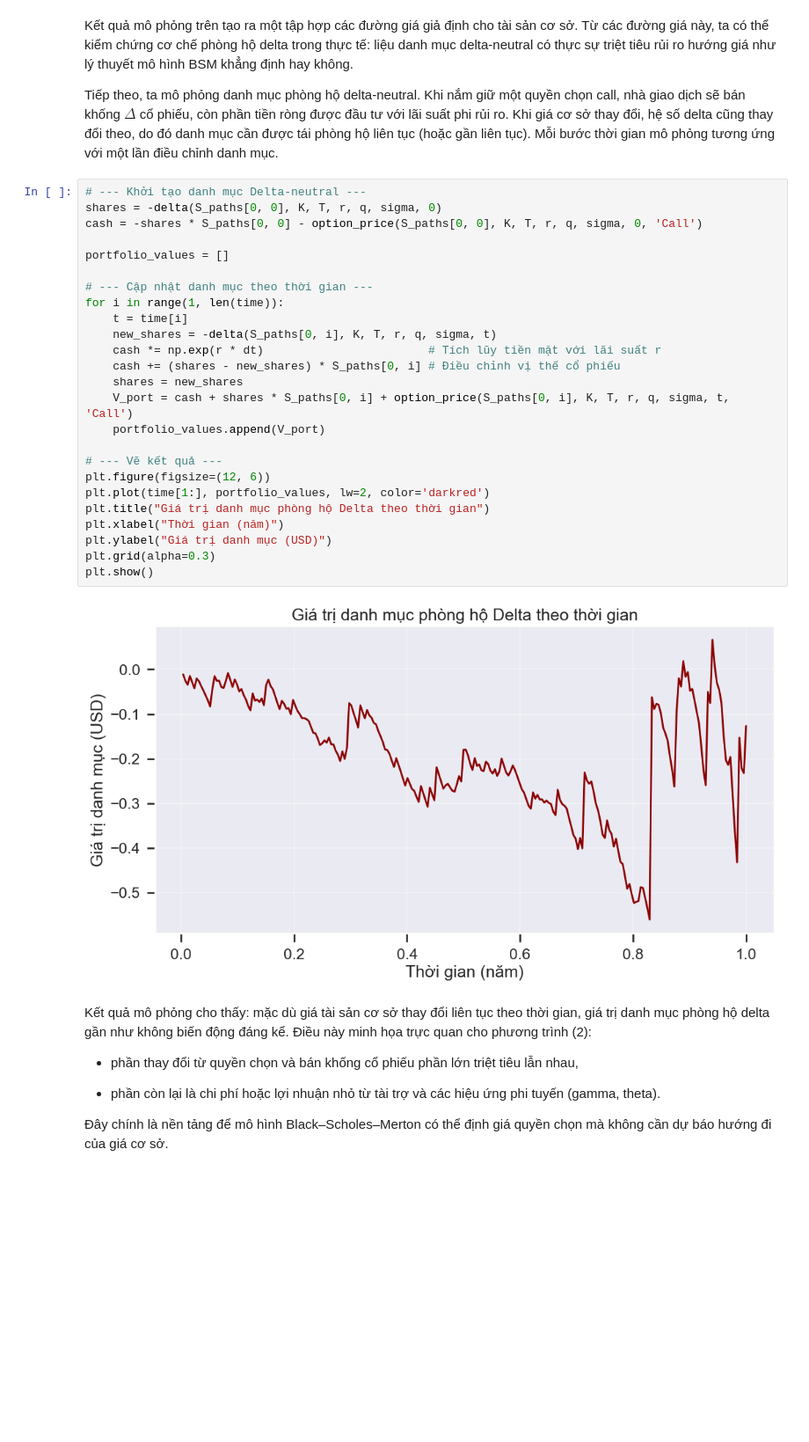
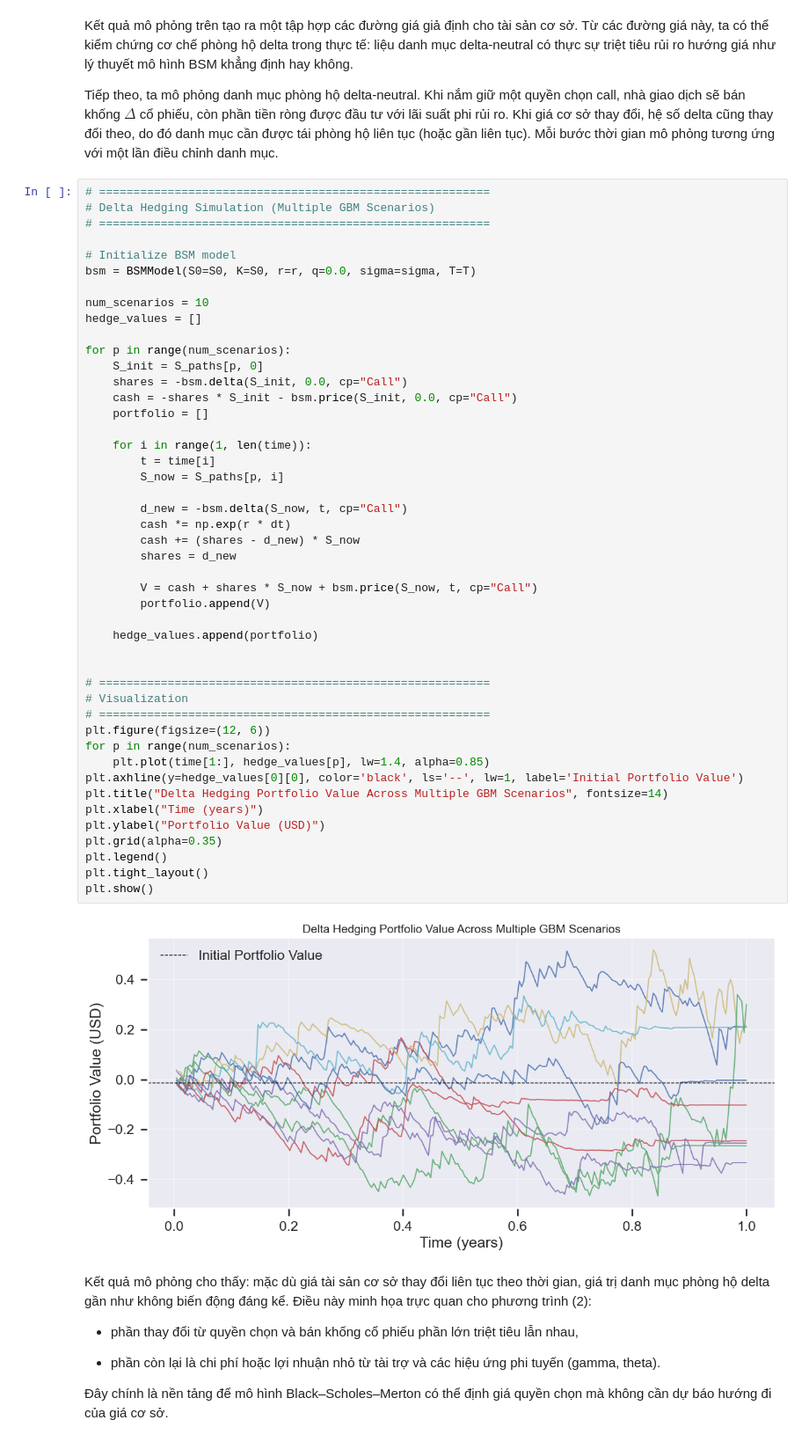
Before and after one commit to letrinhandn/quant-finance, a Jupyter notebook: notebooks/Black-Scholes-Merton-Model.ipynb, the cells around one changed output. Shown at 88% size. Drawn from its saved outputs; the diff is of its cells as text; blank space fills up the shorter version.

```diff
--- a/notebooks/Black-Scholes-Merton-Model.ipynb
+++ b/notebooks/Black-Scholes-Merton-Model.ipynb
@@ -239,32 +367,53 @@ Kết quả mô phỏng trên tạo ra một tập hợp các đường giá gi
 
 Tiếp theo, ta mô phỏng danh mục phòng hộ delta-neutral. Khi nắm giữ một quyền chọn call, nhà giao dịch sẽ bán khống $Δ$ cổ phiếu, còn phần tiền ròng được đầu tư với lãi suất phi rủi ro. Khi giá cơ sở thay đổi, hệ số delta cũng thay đổi theo, do đó danh mục cần được tái phòng hộ liên tục (hoặc gần liên tục). Mỗi bước thời gian mô phỏng tương ứng với một lần điều chỉnh danh mục.
 # %%
-# --- Khởi tạo danh mục Delta-neutral ---
-shares = -delta(S_paths[0, 0], K, T, r, q, sigma, 0)
-cash = -shares * S_paths[0, 0] - option_price(S_paths[0, 0], K, T, r, q, sigma, 0, 'Call')
+# =========================================================
+# Delta Hedging Simulation (Multiple GBM Scenarios)
+# =========================================================
 
-portfolio_values = []
+# Initialize BSM model
+bsm = BSMModel(S0=S0, K=S0, r=r, q=0.0, sigma=sigma, T=T)
 
-# --- Cập nhật danh mục theo thời gian ---
-for i in range(1, len(time)):
-    t = time[i]
-    new_shares = -delta(S_paths[0, i], K, T, r, q, sigma, t)
-    cash *= np.exp(r * dt)                        # Tích lũy tiền mặt với lãi suất r
-    cash += (shares - new_shares) * S_paths[0, i] # Điều chỉnh vị thế cổ phiếu
-    shares = new_shares
-    V_port = cash + shares * S_paths[0, i] + option_price(S_paths[0, i], K, T, r, q, sigma, t, 'Call')
-    portfolio_values.append(V_port)
+num_scenarios = 10
+hedge_values = []
 
-# --- Vẽ kết quả ---
+for p in range(num_scenarios):
+    S_init = S_paths[p, 0]
+    shares = -bsm.delta(S_init, 0.0, cp="Call")
+    cash = -shares * S_init - bsm.price(S_init, 0.0, cp="Call")
+    portfolio = []
+
+    for i in range(1, len(time)):
+        t = time[i]
+        S_now = S_paths[p, i]
+
+        d_new = -bsm.delta(S_now, t, cp="Call")
+        cash *= np.exp(r * dt)
+        cash += (shares - d_new) * S_now
+        shares = d_new
+
+        V = cash + shares * S_now + bsm.price(S_now, t, cp="Call")
+        portfolio.append(V)
+
+    hedge_values.append(portfolio)
+
+
+# =========================================================
+# Visualization
+# =========================================================
 plt.figure(figsize=(12, 6))
-plt.plot(time[1:], portfolio_values, lw=2, color='darkred')
-plt.title("Giá trị danh mục phòng hộ Delta theo thời gian")
-plt.xlabel("Thời gian (năm)")
-plt.ylabel("Giá trị danh mục (USD)")
-plt.grid(alpha=0.3)
+for p in range(num_scenarios):
+    plt.plot(time[1:], hedge_values[p], lw=1.4, alpha=0.85)
+plt.axhline(y=hedge_values[0][0], color='black', ls='--', lw=1, label='Initial Portfolio Value')
+plt.title("Delta Hedging Portfolio Value Across Multiple GBM Scenarios", fontsize=14)
+plt.xlabel("Time (years)")
+plt.ylabel("Portfolio Value (USD)")
+plt.grid(alpha=0.35)
+plt.legend()
+plt.tight_layout()
 plt.show()
 # %% [output]
-[figure, old version]
+[figure, new version]
 # %% [markdown]
 Kết quả mô phỏng cho thấy: mặc dù giá tài sản cơ sở thay đổi liên tục theo thời gian, giá trị danh mục phòng hộ delta gần như không biến động đáng kể.
 Điều này minh họa trực quan cho phương trình (2):
```
Also changed, not shown: parts of 8 cells of this notebook.
